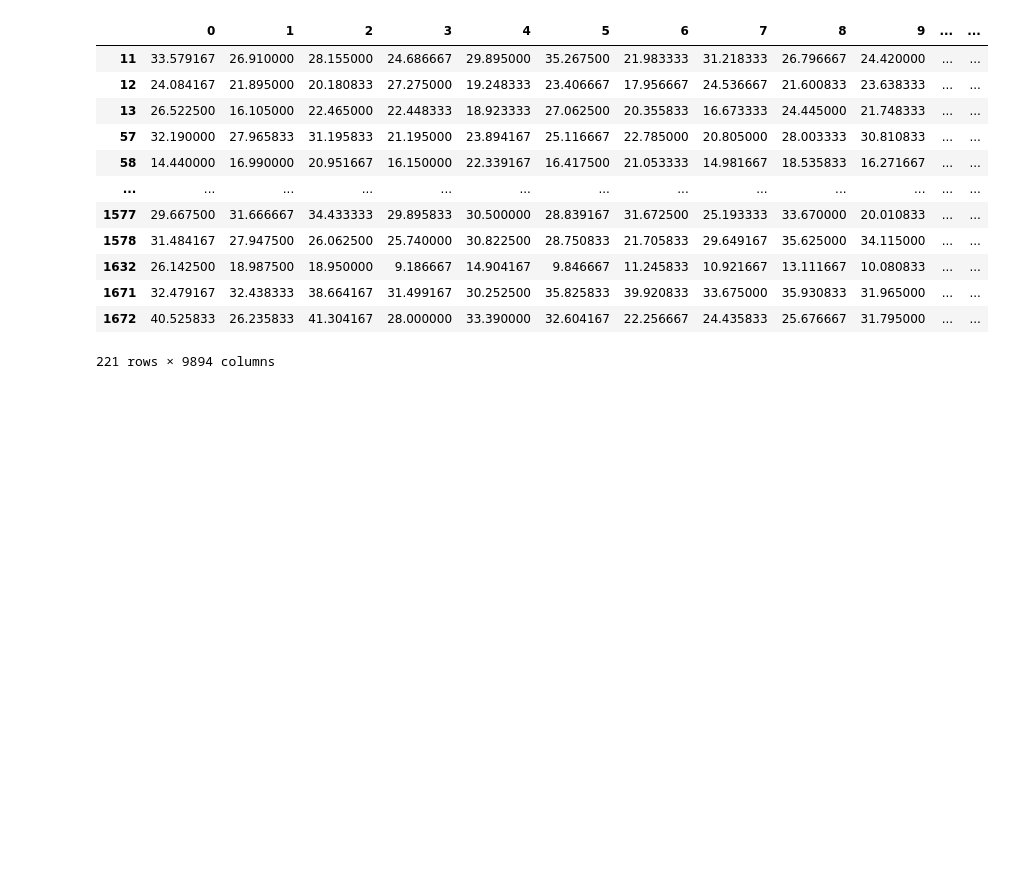
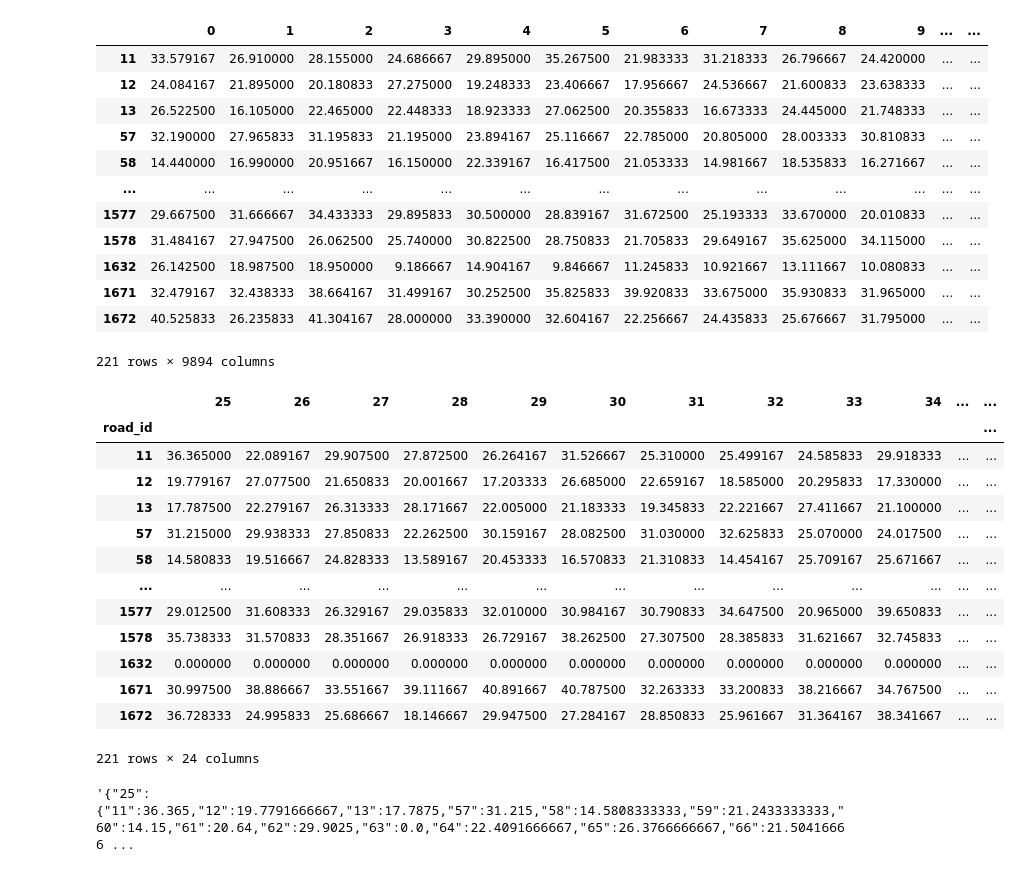
Before and after one commit to DVL-Sejong/congestion-pricing, a Jupyter notebook: .experiment/convert_speed_data.ipynb, the cells around one changed output. Drawn from its saved outputs; the diff is of its cells as text; code cells hidden in the pictures; blank space fills up the shorter version.

```diff
--- a/.experiment/convert_speed_data.ipynb
+++ b/.experiment/convert_speed_data.ipynb
@@ -67,3 +67,28 @@ merged
 221 rows × 9894 columns
 # %%
 merged.to_csv("../static/data/bAllSpeedData_Transposed.csv")
+# %%
+df = pd.read_csv('../static/data/bAllSpeedData_Transposed.csv')
+# %%
+df = df.set_index("road_id")
+# %%
+df[df.columns[25:49]]
+# %% [output]
+|  | 25 | 26 | 27 | 28 | 29 | 30 | 31 | 32 | 33 | 34 | ... | ... |
+| road_id |  |  |  |  |  |  |  |  |  |  |  | ... |
+| 11 | 36.365000 | 22.089167 | 29.907500 | 27.872500 | 26.264167 | 31.526667 | 25.310000 | 25.499167 | 24.585833 | 29.918333 | ... | ... |
+| 12 | 19.779167 | 27.077500 | 21.650833 | 20.001667 | 17.203333 | 26.685000 | 22.659167 | 18.585000 | 20.295833 | 17.330000 | ... | ... |
+| 13 | 17.787500 | 22.279167 | 26.313333 | 28.171667 | 22.005000 | 21.183333 | 19.345833 | 22.221667 | 27.411667 | 21.100000 | ... | ... |
+| 57 | 31.215000 | 29.938333 | 27.850833 | 22.262500 | 30.159167 | 28.082500 | 31.030000 | 32.625833 | 25.070000 | 24.017500 | ... | ... |
+| 58 | 14.580833 | 19.516667 | 24.828333 | 13.589167 | 20.453333 | 16.570833 | 21.310833 | 14.454167 | 25.709167 | 25.671667 | ... | ... |
+| ... | ... | ... | ... | ... | ... | ... | ... | ... | ... | ... | ... | ... |
+| 1577 | 29.012500 | 31.608333 | 26.329167 | 29.035833 | 32.010000 | 30.984167 | 30.790833 | 34.647500 | 20.965000 | 39.650833 | ... | ... |
+| 1578 | 35.738333 | 31.570833 | 28.351667 | 26.918333 | 26.729167 | 38.262500 | 27.307500 | 28.385833 | 31.621667 | 32.745833 | ... | ... |
+| 1632 | 0.000000 | 0.000000 | 0.000000 | 0.000000 | 0.000000 | 0.000000 | 0.000000 | 0.000000 | 0.000000 | 0.000000 | ... | ... |
+| 1671 | 30.997500 | 38.886667 | 33.551667 | 39.111667 | 40.891667 | 40.787500 | 32.263333 | 33.200833 | 38.216667 | 34.767500 | ... | ... |
+| 1672 | 36.728333 | 24.995833 | 25.686667 | 18.146667 | 29.947500 | 27.284167 | 28.850833 | 25.961667 | 31.364167 | 38.341667 | ... | ... |
+221 rows × 24 columns
+# %%
+df[df.columns[25:49]].to_json()
+# %% [output]
+'{"25":{"11":36.365,"12":19.7791666667,"13":17.7875,"57":31.215,"58":14.5808333333,"59":21.2433333333,"60":14.15,"61":20.64,"62":29.9025,"63":0.0,"64":22.4091666667,"65":26.3766666667,"66":21.50416666 ...
```
Also changed, not shown: 4 other files.
